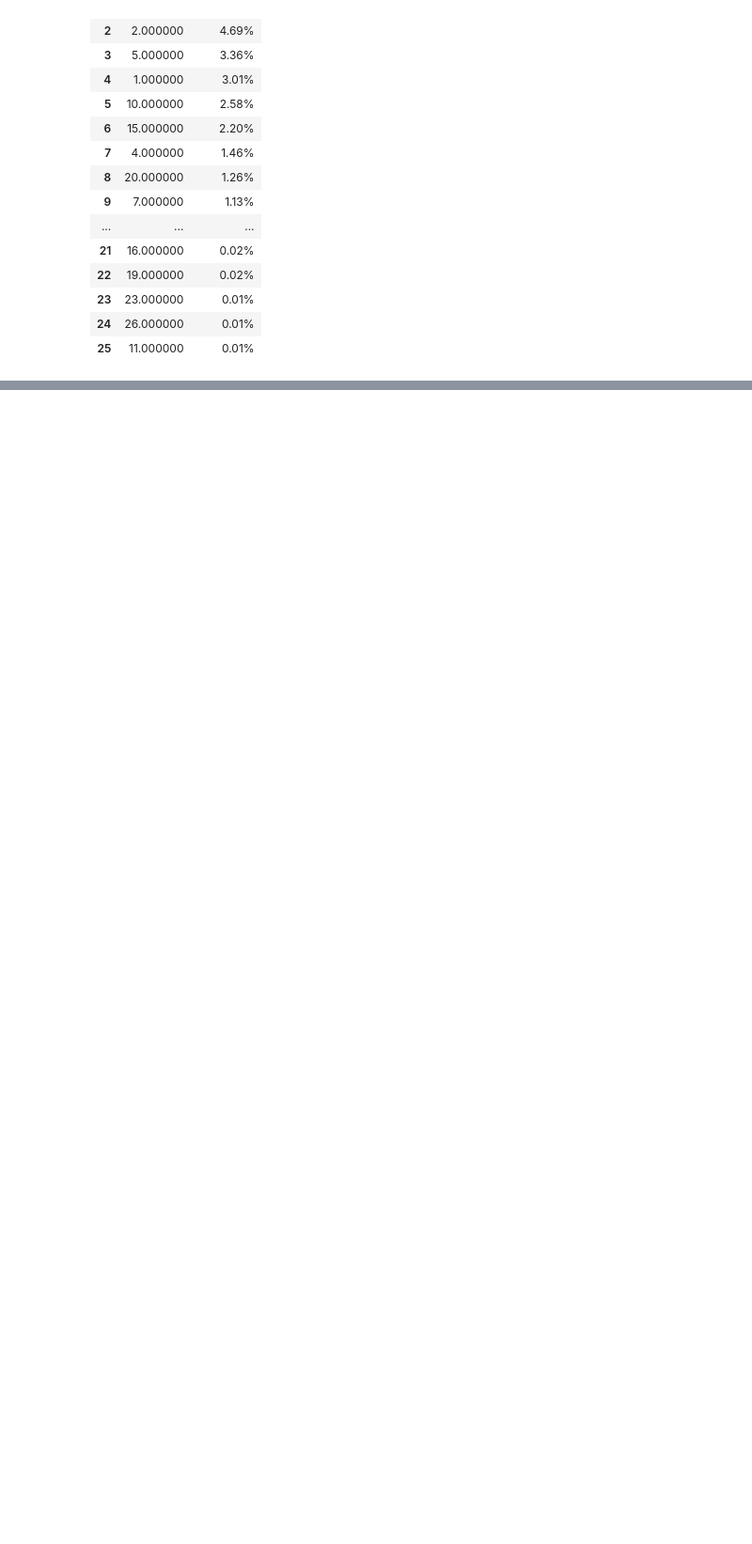
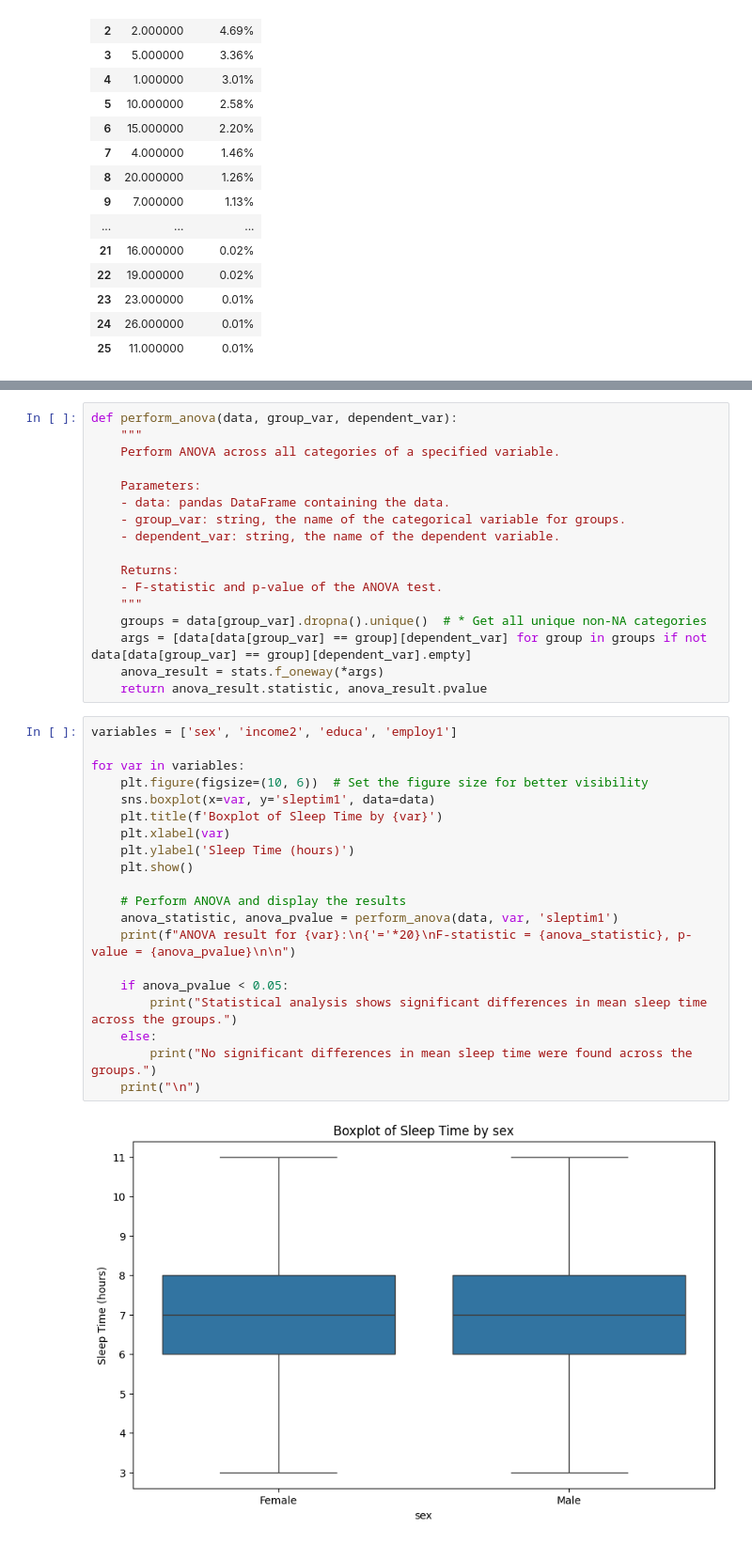
Before and after one commit to yagoTobi/Intro-Estadistica-Computacional, a Jupyter notebook: LabFinal/Notebooks-Practical/Question4.ipynb, the cells around one changed output, grey strips where cells are left out. Shown at 94% size. Drawn from its saved outputs; the diff is of its cells as text; blank space fills up the shorter version.

```diff
--- a/LabFinal/Notebooks-Practical/Question4.ipynb
+++ b/LabFinal/Notebooks-Practical/Question4.ipynb
@@ -219,0 +339,39 @@ Analysis for menthlth:
+# %%
+def perform_anova(data, group_var, dependent_var):
+    """
+    Perform ANOVA across all categories of a specified variable.
+
+    Parameters:
+    - data: pandas DataFrame containing the data.
+    - group_var: string, the name of the categorical variable for groups.
+    - dependent_var: string, the name of the dependent variable.
+
+    Returns:
+    - F-statistic and p-value of the ANOVA test.
+    """
+    groups = data[group_var].dropna().unique()  # * Get all unique non-NA categories
+    args = [data[data[group_var] == group][dependent_var] for group in groups if not data[data[group_var] == group][dependent_var].empty]
+    anova_result = stats.f_oneway(*args)
+    return anova_result.statistic, anova_result.pvalue
+# %%
+variables = ['sex', 'income2', 'educa', 'employ1']
+
+for var in variables:
+    plt.figure(figsize=(10, 6))  # Set the figure size for better visibility
+    sns.boxplot(x=var, y='sleptim1', data=data)
+    plt.title(f'Boxplot of Sleep Time by {var}')
+    plt.xlabel(var)
+    plt.ylabel('Sleep Time (hours)')
+    plt.show()
+
+    # Perform ANOVA and display the results
+    anova_statistic, anova_pvalue = perform_anova(data, var, 'sleptim1')
+    print(f"ANOVA result for {var}:\n{'='*20}\nF-statistic = {anova_statistic}, p-value = {anova_pvalue}\n\n")
+
+    if anova_pvalue < 0.05:
+        print("Statistical analysis shows significant differences in mean sleep time across the groups.")
+    else:
+        print("No significant differences in mean sleep time were found across the groups.")
+    print("\n")
+# %% [output]
+[figure, added]
```
Also changed, not shown: parts of 15 cells of this notebook, 4 other files.
